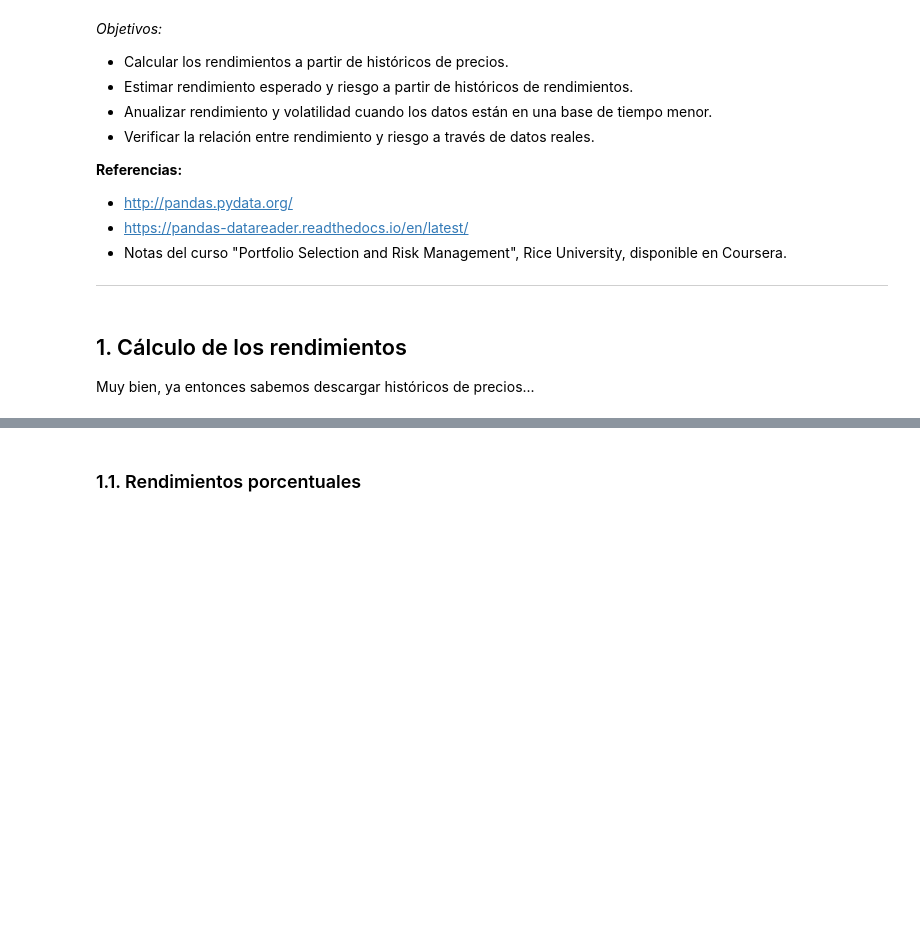
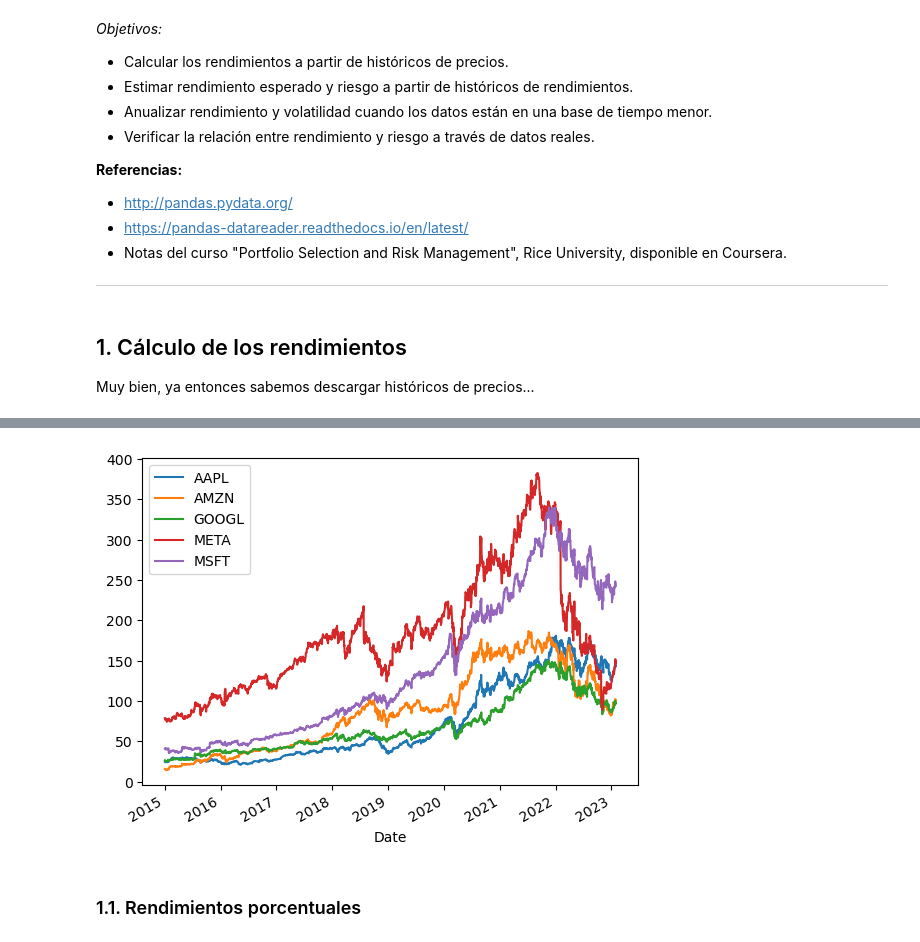
Before and after one commit to neto10m/porinvp2023, a Jupyter notebook: Modulo1/Clase5_MidiendoConHistoricos.ipynb, the cells around one changed output, grey strips where cells are left out. Saved outputs shown, nothing was run; the diff lists cells and outputs as text; code cells hidden in the pictures; blank space fills up the shorter version.

```diff
--- a/Modulo1/Clase5_MidiendoConHistoricos.ipynb
+++ b/Modulo1/Clase5_MidiendoConHistoricos.ipynb
@@ -55,2 +53,10 @@ def get_adj_closes(tickers,
+# %%
+# Información
+tickers = ["MSFT", "AAPL", "AMZN", "META", "GOOGL"]
+start_date = "2015-01-01"
 # %%
 # Precios diarios ajustados en el cierre
+closes = get_adj_closes(
+    tickers=tickers,
+    start_date=start_date
+)
@@ -57,5 +75,8 @@ def get_adj_closes(tickers,
 # %%
 # Gráfico de histórico de precios diarios
+closes.plot();
+# %% [output]
+[figure, added]
 # %% [markdown]
 ### 1.1. Rendimientos porcentuales
 # %% [markdown]
```
Also changed, not shown: parts of 29 cells of this notebook.
